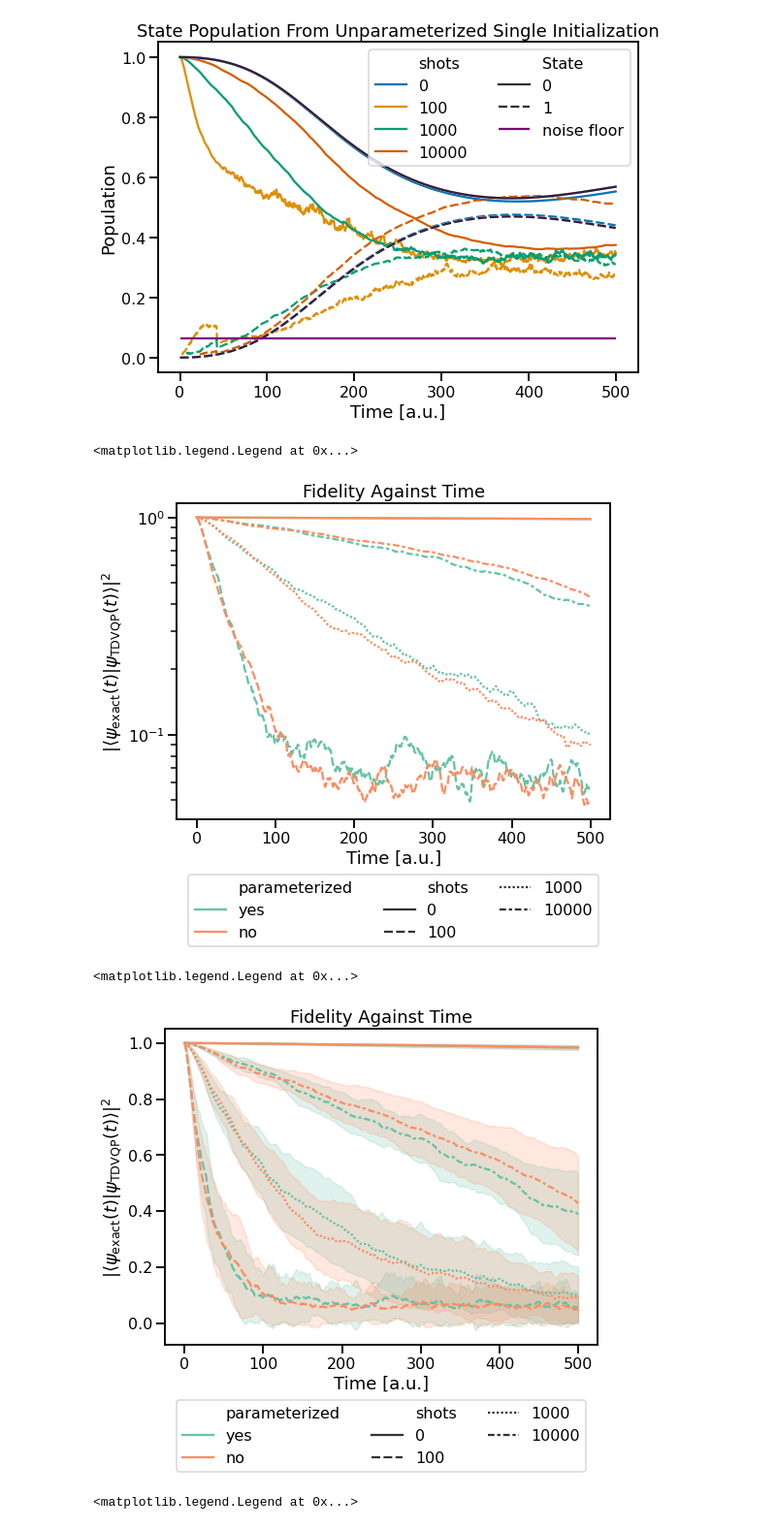
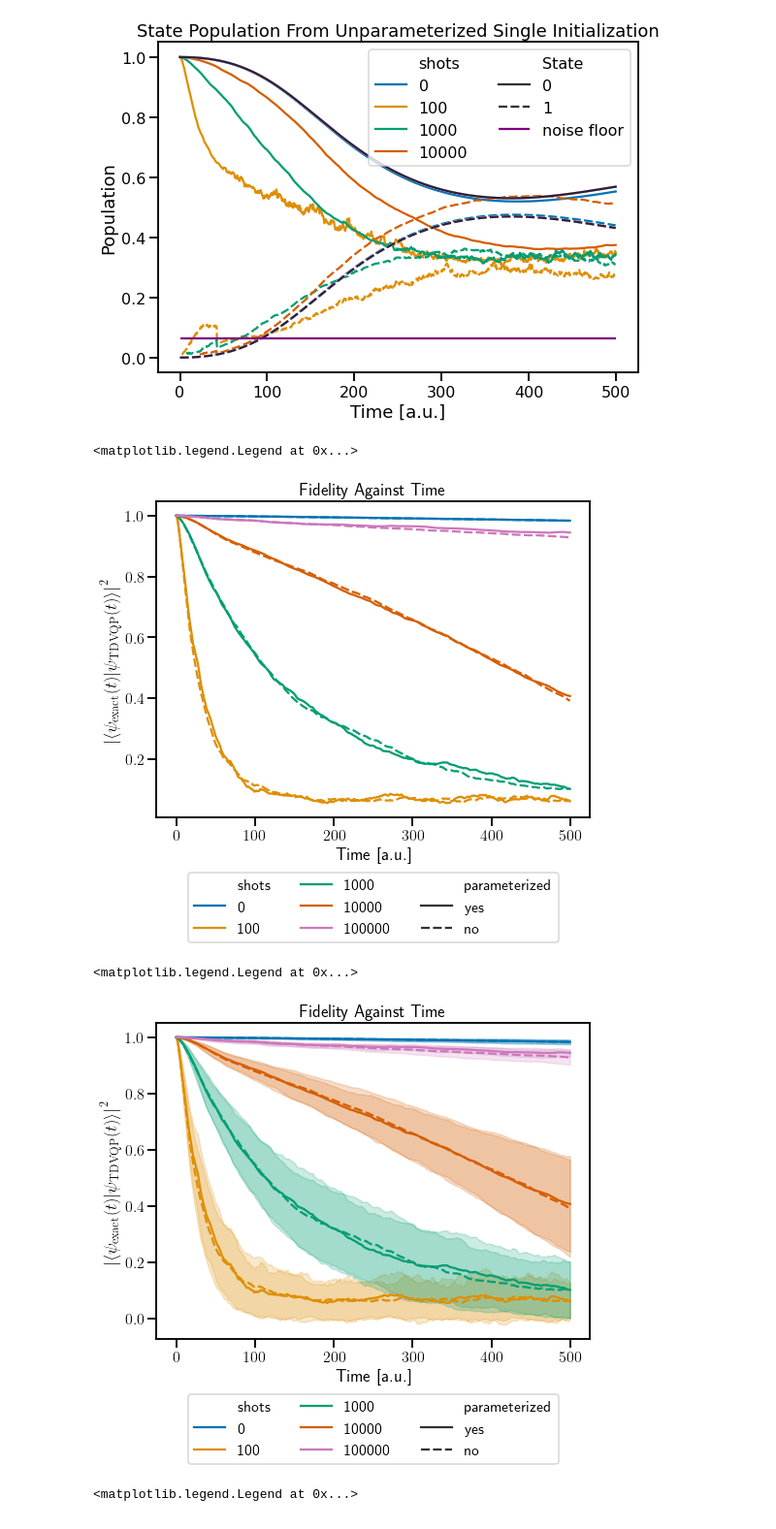
Before and after one commit to danielbultrini/TDVQP_SM, a Jupyter notebook: param_unparam.ipynb, the cells around one changed output. Shown: that part at 97% size. Cells and saved outputs as stored; diff of their text form; code cells hidden in the pictures.

Commit message:
new plots

```diff
--- a/param_unparam.ipynb
+++ b/param_unparam.ipynb
@@ -42,23 +42,25 @@ sns.set_context(
 backend = Aer.get_backend("statevector_simulator")
 name1, name2 = 'Single', 'MD'
 
-df1,df_coef1=read_files(100,1000,'results_helix/new/param/single_',ending='.json')
-df2,df_coef2=read_files(100,1000,'results_helix/new/shot_100/single_',ending='.json')
-df3,df_coef3=read_files(100,1000,'results_helix/new/shot_1000/single_',ending='.json')
-df4,df_coef4=read_files(100,1000,'results_helix/new/shot_10000/single_',ending='.json')
-df5,df_coef5=read_files(100,400,'results_helix/new/shot_100000/single_',ending='.jsonchk')
+# df1,df_coef1=read_files(100,1000,'results_helix/new/param/single_',ending='.json')
+# df2,df_coef2=read_files(100,1000,'results_helix/new/shot_100/single_',ending='.json')
+# df3,df_coef3=read_files(100,1000,'results_helix/new/shot_1000/single_',ending='.json')
+# df4,df_coef4=read_files(100,1000,'results_helix/new/shot_10000/single_',ending='.json')
+# df5,df_coef5=read_files(100,400,'results_helix/new/shot_100000/single_',ending='.jsonchk')
 
 
-udf1,udf_coef1=read_files(100,1000,'results_helix/new/unparam/single_',ending='.json')
-udf2,udf_coef2=read_files(100,1000,'results_helix/new/unparam_shot_100/single_',ending='.json')
-udf3,udf_coef3=read_files(100,1000,'results_helix/new/unparam_shot_1000/single_',ending='.json')
-udf4,udf_coef4=read_files(100,1000,'results_helix/new/unparam_shot_10000/single_',ending='.json')
-udf5,udf_coef5=read_files(100,400,'results_helix/new/unparam_shot_100000/single_',ending='.jsonchk')
+# udf1,udf_coef1=read_files(100,1000,'results_helix/new/unparam/single_',ending='.json')
+# udf2,udf_coef2=read_files(100,1000,'results_helix/new/unparam_shot_100/single_',ending='.json')
+# udf3,udf_coef3=read_files(100,1000,'results_helix/new/unparam_shot_1000/single_',ending='.json')
+# udf4,udf_coef4=read_files(100,1000,'results_helix/new/unparam_shot_10000/single_',ending='.json')
+# udf5,udf_coef5=read_files(100,400,'results_helix/new/unparam_shot_100000/single_',ending='.jsonchk')
 
 
-mdf1,mdf_coef1=read_files(100,1000,'results_helix/new/md/md_',ending='.json')
-mdf2,mdf_coef2=read_files(100,1000,'results_helix/new/md100/md_',ending='.json')
-mdf3,mdf_coef3=read_files(100,1000,'results_helix/new/md1000/md_',ending='.json')
-mdf4,mdf_coef4=read_files(100,1000,'results_helix/new/md10000/md_',ending='.json')
-mdf5,mdf_coef5=read_files(100,400,'results_helix/new/md100000/md_',ending='.jsonchk')
+# mdf1,mdf_coef1=read_files(100,1000,'results_helix/new/md/md_',ending='.json')
+# mdf2,mdf_coef2=read_files(100,1000,'results_helix/new/md100/md_',ending='.json')
+# mdf3,mdf_coef3=read_files(100,1000,'results_helix/new/md1000/md_',ending='.json')
+# mdf4,mdf_coef4=read_files(100,1000,'results_helix/new/md10000/md_',ending='.json')
+# mdf5,mdf_coef5=read_files(100,400,'results_helix/new/md100000/md_',ending='.jsonchk')
+dfs = pd.read_feather('results_helix/normal_df.ft')
+# dfscoef = pd.read_feather('results_helix/coef_df.ft')
 # %%
@@ -202,31 +204,31 @@ plt.tight_layout()
 # %%
 fig, ax = plt.subplots(nrows=1,figsize=((8, 6)))
 
-sns.lineplot(data=dfs, x="times", y="fidelity_to_exact", ci=None, ax=ax, palette="Set2",style='shots',hue='parameterized')
+sns.lineplot(data=dfs, x="times", y="fidelity_to_exact", ci=None, ax=ax, palette="colorblind",hue='shots',style='parameterized')
 ax.set(ylabel=r'$\left |\langle\psi_\mathrm{exact}(t)|\psi_\mathrm{TDVQP}(t)\rangle\right |^2 $',xlabel= r'Time [a.u.]')
 ax.set_title('Fidelity Against Time')
 
 handles, labels = plt.gca().get_legend_handles_labels()
 
-plt.yscale('log')
+# plt.yscale('log')
 plt.legend(handles=handles, labels=labels, ncol=3,bbox_to_anchor=(0.5, -0.15), loc='upper center')
 # %% [output]
 <matplotlib.legend.Legend at 0x...>
-[figure, old version]
+[figure, new version]
 # %%
 fig, ax = plt.subplots(nrows=1,figsize=((8, 6)))
 
-sns.lineplot(data=dfs, x="times", y="fidelity_to_exact", ci='sd', ax=ax, palette="Set2",style='shots',hue='parameterized')
+sns.lineplot(data=dfs, x="times", y="fidelity_to_exact", ci='sd', ax=ax, palette="colorblind",hue='shots',style='parameterized')
 ax.set(ylabel=r'$\left |\langle\psi_\mathrm{exact}(t)|\psi_\mathrm{TDVQP}(t)\rangle\right |^2 $',xlabel= r'Time [a.u.]')
 ax.set_title('Fidelity Against Time')
 
 handles, labels = plt.gca().get_legend_handles_labels()
 
 # Create legend
 plt.legend(handles=handles, labels=labels, ncol=3,bbox_to_anchor=(0.5, -0.15), loc='upper center')
 # %% [output]
 <matplotlib.legend.Legend at 0x...>
-[figure, old version]
+[figure, new version]
 # %%
 fig, ax = plt.subplots(figsize=((8, 6)))
 # sns.lineplot(data=sdf, x="times", y="QC_forces_el", ax=ax, units="sample", estimator=None, alpha=0.05,label=None)
```
Also changed, not shown: parts of 3 cells of this notebook, 2 other files.
